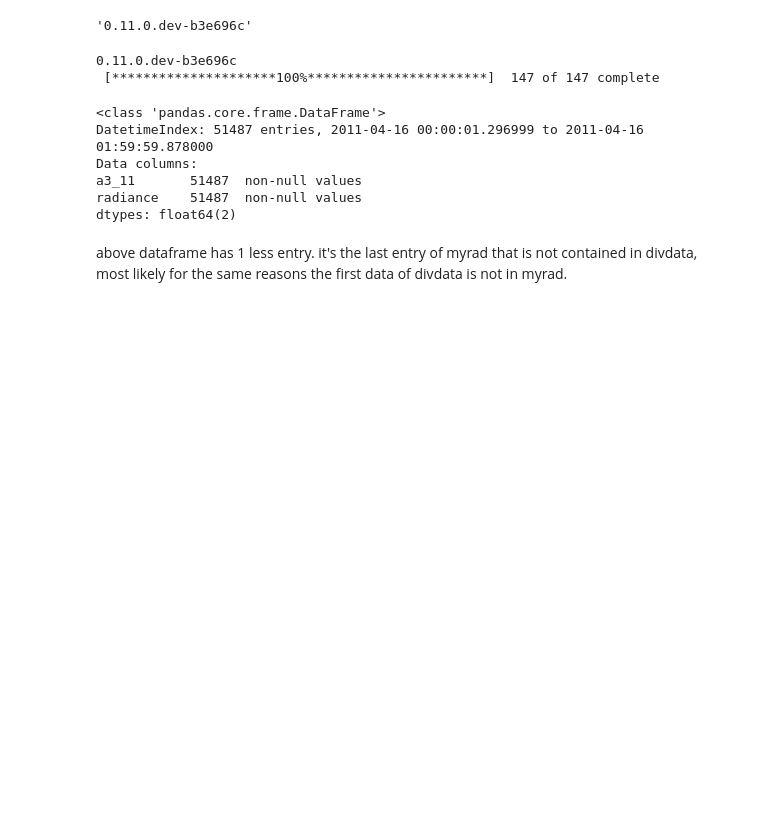
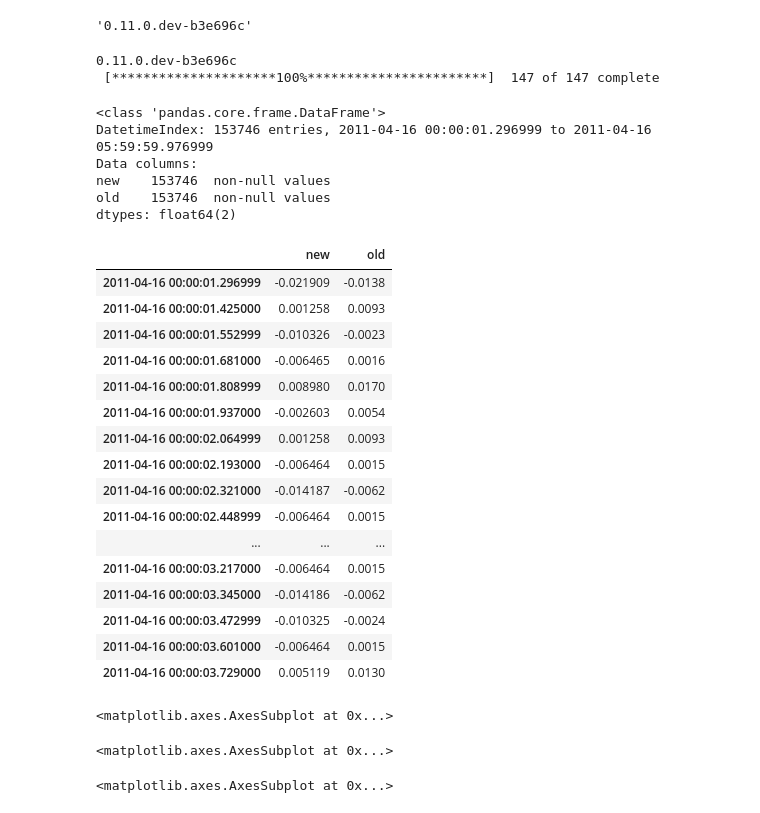
Before and after one commit to lro-diviner/divcalib, a Jupyter notebook: old vs new.ipynb, the cells around one changed output. Drawn from its saved outputs; the diff is of its cells as text; code cells hidden in the pictures; blank space fills up the shorter version.

```diff
--- a/old vs new.ipynb
+++ b/old vs new.ipynb
@@ -15,16 +15,36 @@ run compare_calibs.py
 # %% [output]
 0.11.0.dev-b3e696c
  [*********************100%***********************]  147 of 147 complete
-# %%
-compare = myrad.merge(divdata,left_index=True,right_index=True)
 # %%
 compare
 # %% [output]
 <class 'pandas.core.frame.DataFrame'>
-DatetimeIndex: 51487 entries, 2011-04-16 00:00:01.296999 to 2011-04-16 01:59:59.878000
+DatetimeIndex: 153746 entries, 2011-04-16 00:00:01.296999 to 2011-04-16 05:59:59.976999
 Data columns:
-a3_11       51487  non-null values
-radiance    51487  non-null values
+new    153746  non-null values
+old    153746  non-null values
 dtypes: float64(2)
-# %% [markdown]
-above dataframe has 1 less entry. it's the last entry of myrad that is not contained in divdata, most likely for the same reasons the first data of divdata is not in myrad.
+# %%
+compare.head(20)
+# %% [output]
+|  | new | old |
+| 2011-04-16 00:00:01.296999 | -0.021909 | -0.0138 |
+| 2011-04-16 00:00:01.425000 | 0.001258 | 0.0093 |
+| 2011-04-16 00:00:01.552999 | -0.010326 | -0.0023 |
+| 2011-04-16 00:00:01.681000 | -0.006465 | 0.0016 |
+| 2011-04-16 00:00:01.808999 | 0.008980 | 0.0170 |
+| 2011-04-16 00:00:01.937000 | -0.002603 | 0.0054 |
+| 2011-04-16 00:00:02.064999 | 0.001258 | 0.0093 |
+| 2011-04-16 00:00:02.193000 | -0.006464 | 0.0015 |
+| 2011-04-16 00:00:02.321000 | -0.014187 | -0.0062 |
+| 2011-04-16 00:00:02.448999 | -0.006464 | 0.0015 |
+| ... | ... | ... |
+| 2011-04-16 00:00:03.217000 | -0.006464 | 0.0015 |
+| 2011-04-16 00:00:03.345000 | -0.014186 | -0.0062 |
+| 2011-04-16 00:00:03.472999 | -0.010325 | -0.0024 |
+| 2011-04-16 00:00:03.601000 | -0.006464 | 0.0015 |
+| 2011-04-16 00:00:03.729000 | 0.005119 | 0.0130 |
+# %%
+compare.old.plot()
+# %% [output]
+<matplotlib.axes.AxesSubplot at 0x...>
@@ -31 +53,9 @@ above dataframe has 1 less entry. it's the last entry of myrad that is not conta
+# %%
+compare.rel_error.plot()
+# %% [output]
+<matplotlib.axes.AxesSubplot at 0x...>
+# %%
+compare.rel_error.plot()
+# %% [output]
+<matplotlib.axes.AxesSubplot at 0x...>
 # %%
```
Also changed, not shown: parts of 23 cells of this notebook, 1 other file.
